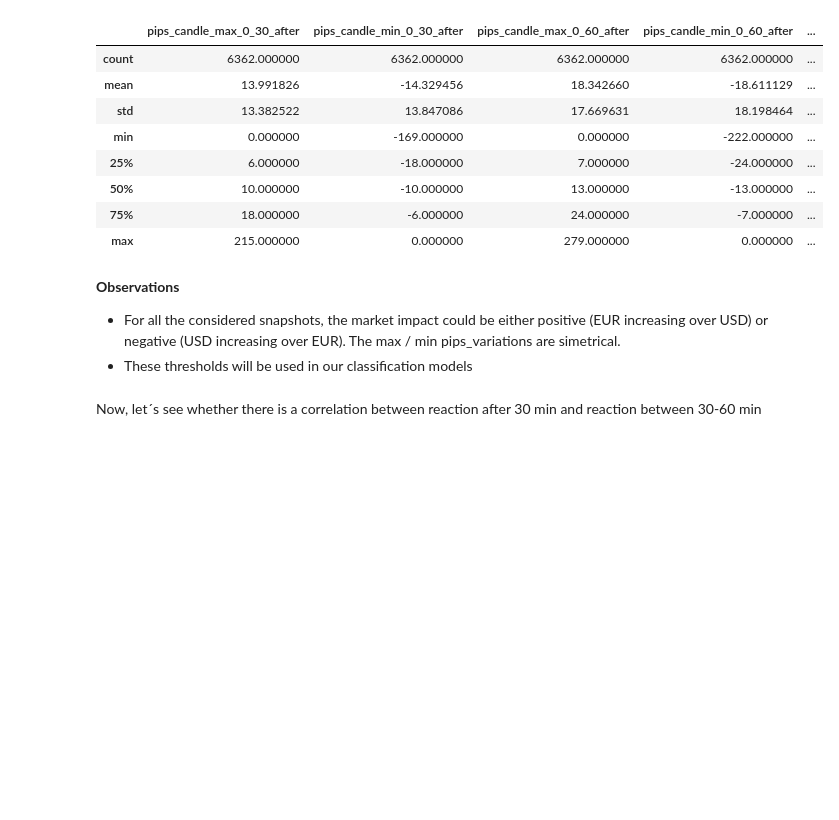
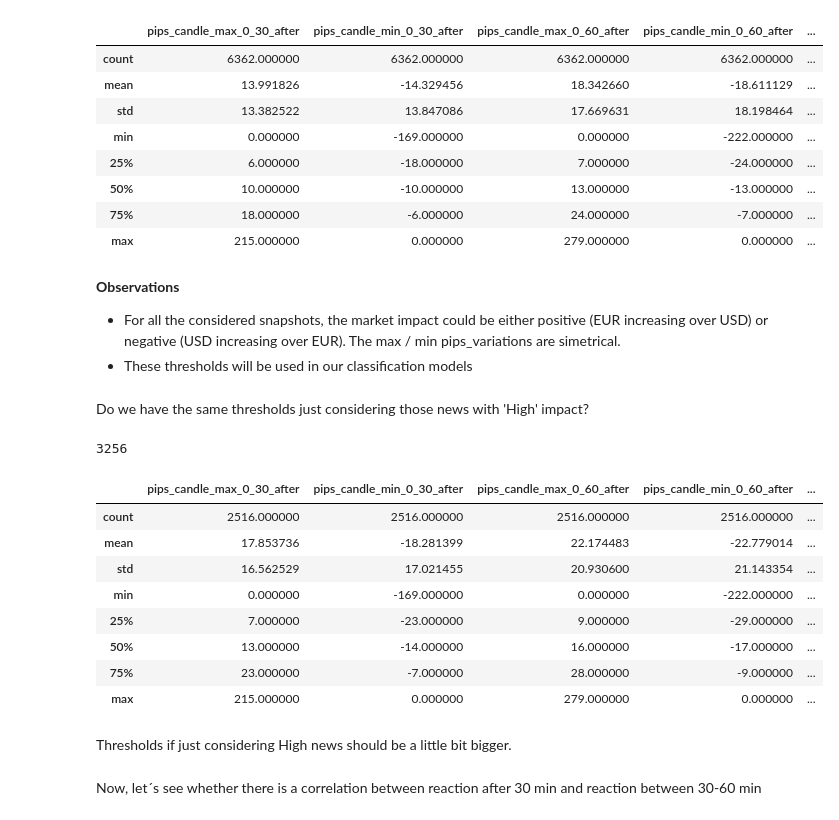
Before and after one commit to msanzsanz/PFM_EconomicNewsImpact, a Jupyter notebook: code/models/data_exploration.ipynb, the cells around one changed output. Drawn from its saved outputs; the diff is of its cells as text; code cells hidden in the pictures; blank space fills up the shorter version.

```diff
--- a/code/models/data_exploration.ipynb
+++ b/code/models/data_exploration.ipynb
@@ -252,6 +252,42 @@ df_by_datetime.describe()
 
 - For all the considered snapshots, the market impact could be either positive (EUR increasing over USD) or negative (USD increasing over EUR). The max / min pips_variations are simetrical.
 - These thresholds will be used in our classification models
+# %% [markdown]
+Do we have the same thresholds just considering those news with 'High' impact?
+# %%
+df_just_high = df[df['impact'] == 'High']
+df_just_high = df_just_high[['datetime_gmt','pips_candle_max_0_30_after', 'pips_candle_min_0_30_after',
+                    'pips_candle_max_0_60_after', 'pips_candle_min_0_60_after',
+                     'pips_candle_max_0_120_after', 'pips_candle_min_0_120_after',
+                     'pips_candle_max_0_180_after', 'pips_candle_min_0_180_after',
+                     'pips_candle_max_0_240_after', 'pips_candle_min_0_240_after',
+                    'pips_candle_max_30_60_after', 'pips_candle_min_30_60_after',
+                    'pips_candle_max_30_120_after', 'pips_candle_min_30_120_after',
+                    'pips_candle_max_30_180_after', 'pips_candle_min_30_180_after',
+                    'pips_candle_max_30_240_after', 'pips_candle_min_30_240_after',
+                    'pips_candle_max_60_120_after', 'pips_candle_min_60_120_after',
+                    'pips_candle_max_60_180_after', 'pips_candle_min_60_180_after',
+                    'pips_candle_max_60_240_after', 'pips_candle_min_60_240_after']]
+# %%
+len(df_just_high)
+# %% [output]
+3256
+# %%
+df_just_high = df_just_high.groupby('datetime_gmt', as_index=False).first()
+# %%
+df_just_high.describe()
+# %% [output]
+|  | pips_candle_max_0_30_after | pips_candle_min_0_30_after | pips_candle_max_0_60_after | pips_candle_min_0_60_after | ... |
+| count | 2516.000000 | 2516.000000 | 2516.000000 | 2516.000000 | ... |
+| mean | 17.853736 | -18.281399 | 22.174483 | -22.779014 | ... |
+| std | 16.562529 | 17.021455 | 20.930600 | 21.143354 | ... |
+| min | 0.000000 | -169.000000 | 0.000000 | -222.000000 | ... |
+| 25% | 7.000000 | -23.000000 | 9.000000 | -29.000000 | ... |
+| 50% | 13.000000 | -14.000000 | 16.000000 | -17.000000 | ... |
+| 75% | 23.000000 | -7.000000 | 28.000000 | -9.000000 | ... |
+| max | 215.000000 | 0.000000 | 279.000000 | 0.000000 | ... |
+# %% [markdown]
+Thresholds if just considering High news should be a little bit bigger.
 # %% [markdown]
 Now, let´s see whether there is a correlation between reaction after 30 min and reaction between 30-60 min
 # %%
```
Also changed, not shown: parts of 11 cells of this notebook, 14 other files.
